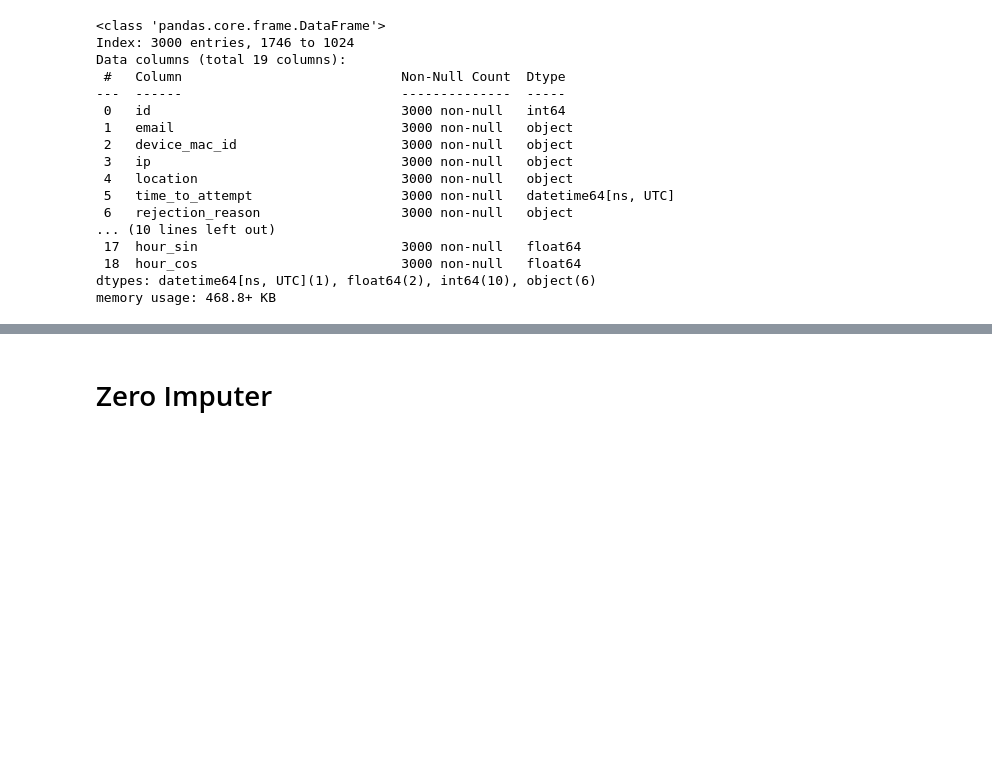
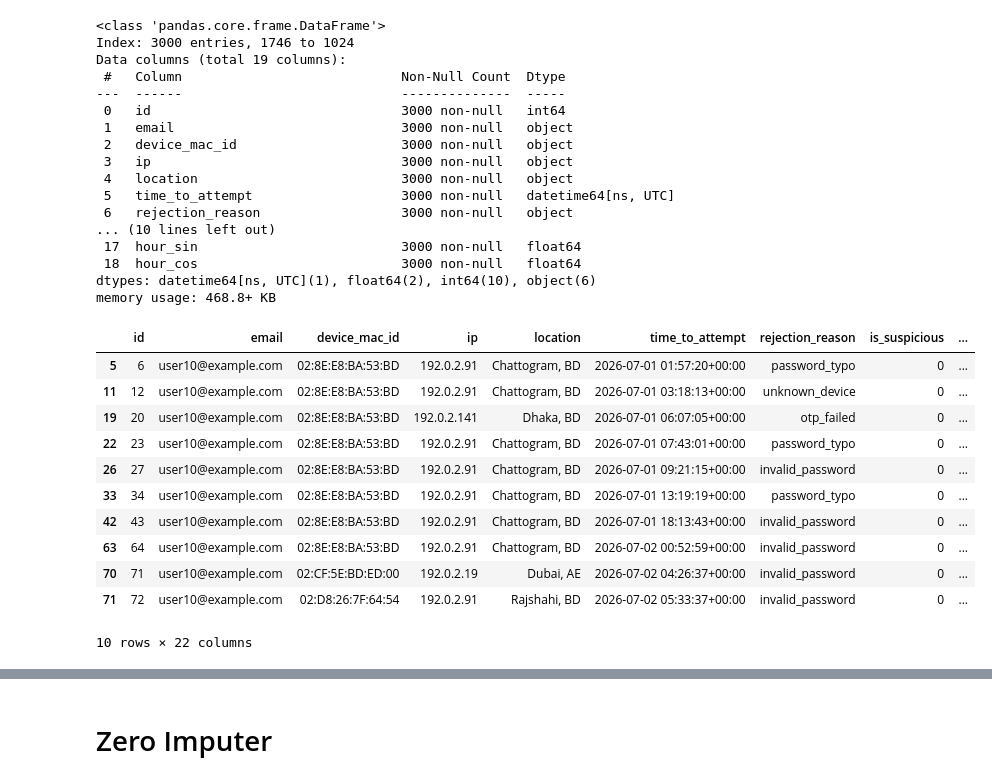
Before and after one commit to ferozahd/first_ml, a Jupyter notebook: real-world-problem/cyber-security/suspicious_login_detector_notebook.ipynb, the cells around one changed output, grey strips where cells are left out. Saved outputs shown, nothing was run; the diff lists cells and outputs as text; code cells hidden in the pictures; blank space fills up the shorter version.

```diff
--- a/real-world-problem/cyber-security/suspicious_login_detector_notebook.ipynb
+++ b/real-world-problem/cyber-security/suspicious_login_detector_notebook.ipynb
@@ -234,33 +234,27 @@ df['email_attempts_1h']=(email_group.rolling(
            .to_numpy()
 )
 
-
+df=df.sort_values(['email','time_to_attempt'])
 df["seconds_since_email_last_attempt"] = (
-    df.sort_values(["email", "time_to_attempt"])
-      .groupby("email")["time_to_attempt"]
+    df.groupby("email")["time_to_attempt"]
       .diff()
       .dt.total_seconds()
       .fillna(2592000)
       .astype(int)
 )
-current_time = pd.Timestamp.now(tz="UTC")
 
-df["seconds_since_email_last_attempt"] = (
-    (current_time - df["time_to_attempt"])
-    .dt.total_seconds()
-    .fillna(2592000)
-    .astype(int)
-)
+
 
 df=df.sort_values(['ip','time_to_attempt'])
 
-df['seconds_since_ip_last_attempt']=((current_time - df["time_to_attempt"])
+df['seconds_since_ip_last_attempt']=(df.groupby('ip')['time_to_attempt'].diff()
     .dt.total_seconds()
     .fillna(2592000)
     .astype(int))
 
 
-df['ip_attempts_5m']=(email_group.rolling(
+
+df['ip_attempts_5m']=(df.groupby('ip').rolling(
                window="5min",
                on="time_to_attempt",
                closed="right"
@@ -270,7 +264,7 @@ df['ip_attempts_5m']=(email_group.rolling(
            .to_numpy()
 )
 
-df['ip_attempts_10m']=(email_group.rolling(
+df['ip_attempts_10m']=(df.groupby('ip').rolling(
                window="10min",
                on="time_to_attempt",
                closed="right"
@@ -326,6 +320,33 @@ Data columns (total 19 columns):
  18  hour_cos                          3000 non-null   float64
 dtypes: datetime64[ns, UTC](1), float64(2), int64(10), object(6)
 memory usage: 468.8+ KB
+# %%
+# email_group
+df=df.sort_values(['email','time_to_attempt'])
+df['ip_code']=pd.factorize(df['id'])[0]
+df['email_unique_ips_1h']=(df.groupby(['email', 'ip'],sort=False)
+                           .rolling(window='1h',on='time_to_attempt',min_periods=1)['ip_code']
+                           .apply(lambda x: len(np.unique(x)))
+                           .reset_index(drop=True)
+                           .fillna(0)
+                           .astype(int)
+                           )
+
+df['device_mac_code']=pd.factorize(df['device_mac_id'])[0]
+df.head(10)
+# %% [output]
+|  | id | email | device_mac_id | ip | location | time_to_attempt | rejection_reason | is_suspicious | ... |
+| 5 | 6 | user10@example.com | 02:8E:E8:BA:53:BD | 192.0.2.91 | Chattogram, BD | 2026-07-01 01:57:20+00:00 | password_typo | 0 | ... |
+| 11 | 12 | user10@example.com | 02:8E:E8:BA:53:BD | 192.0.2.91 | Chattogram, BD | 2026-07-01 03:18:13+00:00 | unknown_device | 0 | ... |
+| 19 | 20 | user10@example.com | 02:8E:E8:BA:53:BD | 192.0.2.141 | Dhaka, BD | 2026-07-01 06:07:05+00:00 | otp_failed | 0 | ... |
+| 22 | 23 | user10@example.com | 02:8E:E8:BA:53:BD | 192.0.2.91 | Chattogram, BD | 2026-07-01 07:43:01+00:00 | password_typo | 0 | ... |
+| 26 | 27 | user10@example.com | 02:8E:E8:BA:53:BD | 192.0.2.91 | Chattogram, BD | 2026-07-01 09:21:15+00:00 | invalid_password | 0 | ... |
+| 33 | 34 | user10@example.com | 02:8E:E8:BA:53:BD | 192.0.2.91 | Chattogram, BD | 2026-07-01 13:19:19+00:00 | password_typo | 0 | ... |
+| 42 | 43 | user10@example.com | 02:8E:E8:BA:53:BD | 192.0.2.91 | Chattogram, BD | 2026-07-01 18:13:43+00:00 | invalid_password | 0 | ... |
+| 63 | 64 | user10@example.com | 02:8E:E8:BA:53:BD | 192.0.2.91 | Chattogram, BD | 2026-07-02 00:52:59+00:00 | invalid_password | 0 | ... |
+| 70 | 71 | user10@example.com | 02:CF:5E:BD:ED:00 | 192.0.2.19 | Dubai, AE | 2026-07-02 04:26:37+00:00 | invalid_password | 0 | ... |
+| 71 | 72 | user10@example.com | 02:D8:26:7F:64:54 | 192.0.2.91 | Rajshahi, BD | 2026-07-02 05:33:37+00:00 | invalid_password | 0 | ... |
+10 rows × 22 columns
 # %%
 
 """
```
Also changed, not shown: parts of 2 cells of this notebook.
